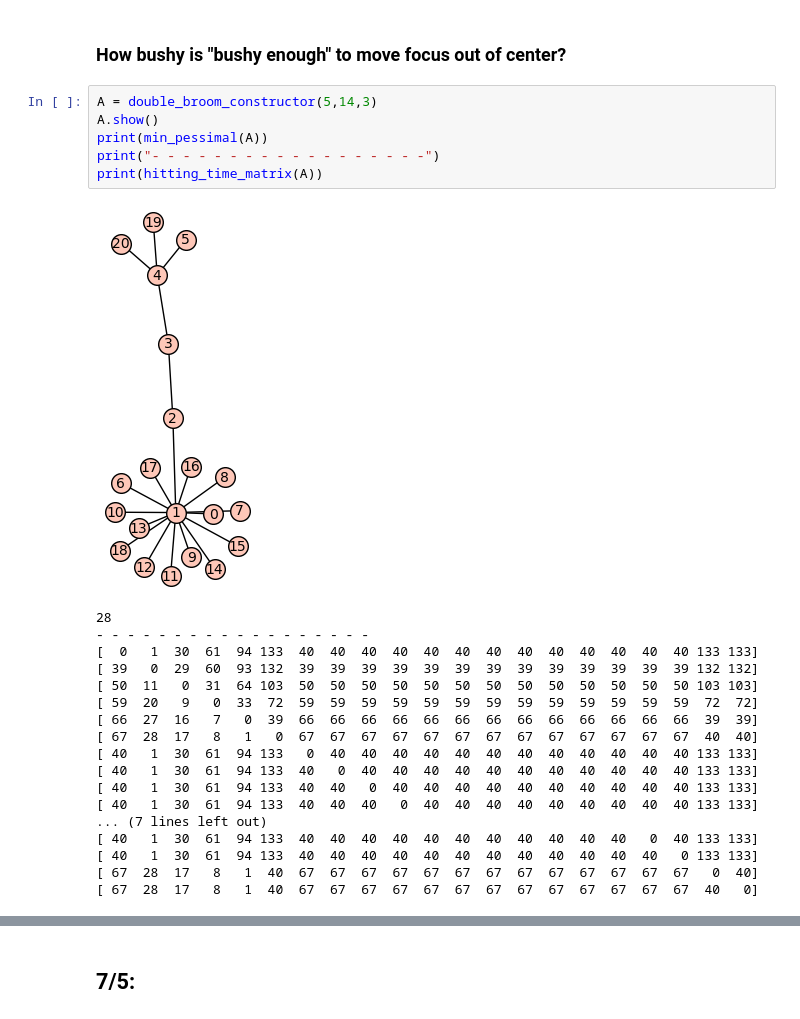
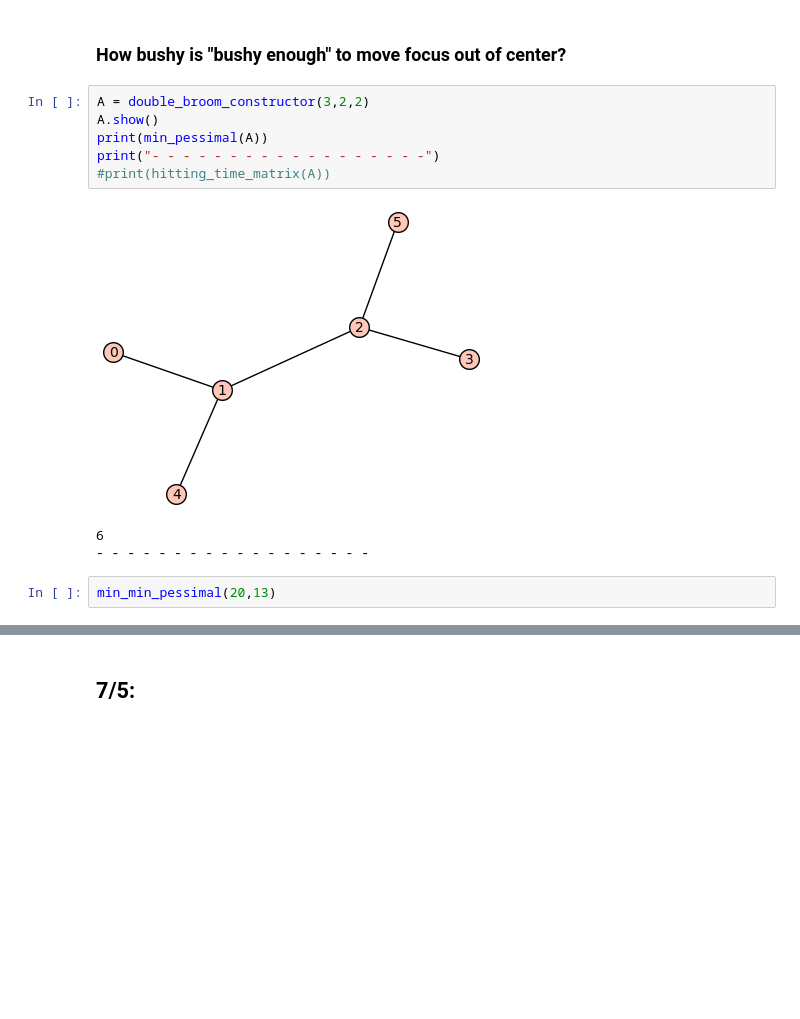
Before and after one commit to Sniggiho/myx, a Jupyter notebook: DailyScratchWork.ipynb, the cells around one changed output, grey strips where cells are left out. Drawn from its saved outputs; the diff is of its cells as text; blank space fills up the shorter version.

Commit message:
sporked broom examples

```diff
--- a/DailyScratchWork.ipynb
+++ b/DailyScratchWork.ipynb
@@ -5,27 +140,14 @@
 # %% [markdown]
 ### How bushy is "bushy enough" to move focus out of center?
 # %%
-A = double_broom_constructor(5,14,3)
+A = double_broom_constructor(3,2,2)
 A.show()
 print(min_pessimal(A))
 print("- - - - - - - - - - - - - - - - - -")
-print(hitting_time_matrix(A))
+#print(hitting_time_matrix(A))
 # %% [output]
-[figure, old version]
+[figure, new version]
-28
+6
 - - - - - - - - - - - - - - - - - -
-[  0   1  30  61  94 133  40  40  40  40  40  40  40  40  40  40  40  40  40 133 133]
-[ 39   0  29  60  93 132  39  39  39  39  39  39  39  39  39  39  39  39  39 132 132]
-[ 50  11   0  31  64 103  50  50  50  50  50  50  50  50  50  50  50  50  50 103 103]
-[ 59  20   9   0  33  72  59  59  59  59  59  59  59  59  59  59  59  59  59  72  72]
-[ 66  27  16   7   0  39  66  66  66  66  66  66  66  66  66  66  66  66  66  39  39]
-[ 67  28  17   8   1   0  67  67  67  67  67  67  67  67  67  67  67  67  67  40  40]
-[ 40   1  30  61  94 133   0  40  40  40  40  40  40  40  40  40  40  40  40 133 133]
-[ 40   1  30  61  94 133  40   0  40  40  40  40  40  40  40  40  40  40  40 133 133]
-[ 40   1  30  61  94 133  40  40   0  40  40  40  40  40  40  40  40  40  40 133 133]
-[ 40   1  30  61  94 133  40  40  40   0  40  40  40  40  40  40  40  40  40 133 133]
-... (7 lines left out)
-[ 40   1  30  61  94 133  40  40  40  40  40  40  40  40  40  40  40   0  40 133 133]
-[ 40   1  30  61  94 133  40  40  40  40  40  40  40  40  40  40  40  40   0 133 133]
-[ 67  28  17   8   1  40  67  67  67  67  67  67  67  67  67  67  67  67  67   0  40]
-[ 67  28  17   8   1  40  67  67  67  67  67  67  67  67  67  67  67  67  67  40   0]
+# %%
+min_min_pessimal(20,13)
```
Also changed, not shown: parts of 4 cells of this notebook, 1 other file.
